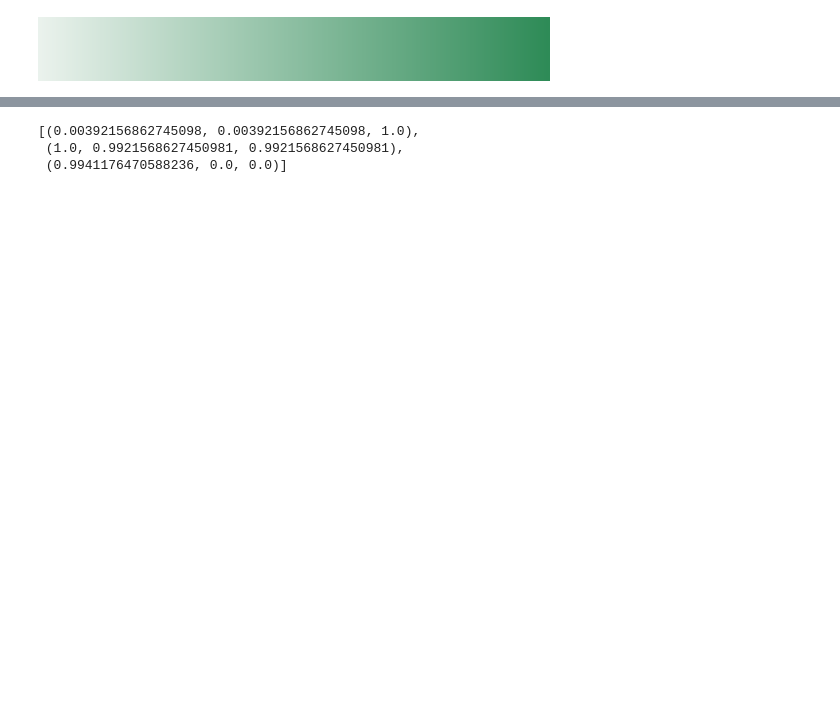
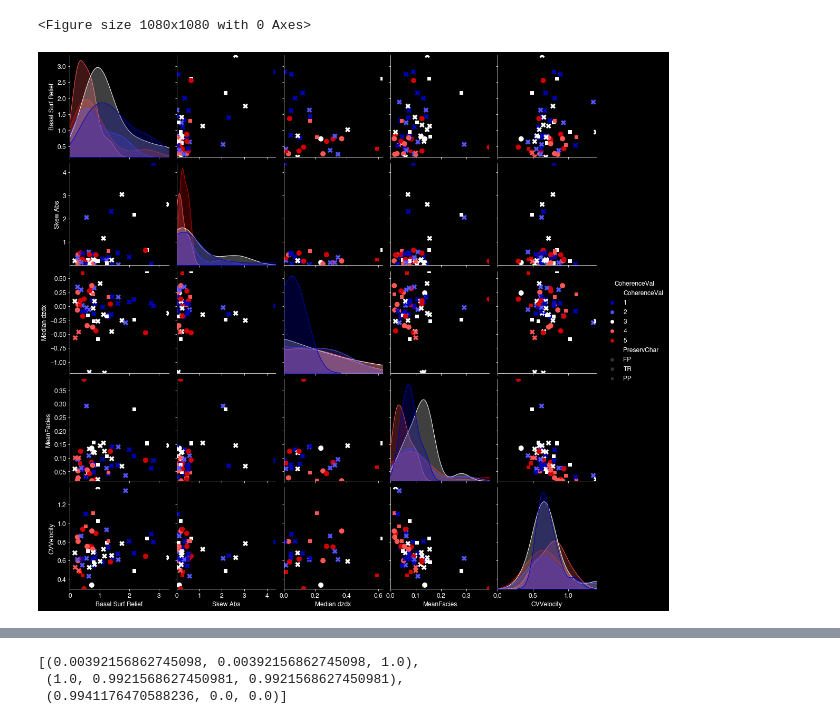
Before and after one commit to salpheus/BarCode, a Jupyter notebook: CrossPlots_May2022.ipynb, the cells around one changed output, grey strips where cells are left out. Cells and saved outputs as stored; diff of their text form; code cells hidden in the pictures; blank space fills up the shorter version.

```diff
--- a/CrossPlots_May2022.ipynb
+++ b/CrossPlots_May2022.ipynb
@@ -46,0 +48,8 @@ plt.hist(allbars['BSR Binned'])
+# %%
+## recalc facies
+d50 = 0.00031
+# chezy_rough = 18*(np.log10(4*allbars['MedFlowDepth']/d50)) #i think this is log10, else they would've put ln no?
+
+med_mmp =(1000*(allbars['MedVelocity']**2))/(1650*((18*(np.log10(4*allbars['MedFlowDepth']/d50)))**2)*d50)##### modified mobility parameter
+allbars['MeanFacies'] =(1000*(allbars['MeanVelocity']**2))/(1650*((18*(np.log10(4*allbars['MeanFlowDepth']/d50)))**2)*d50)##### modified mobility parameter
+allbars['MedFacies'] =(1000*(allbars['MedVelocity']**2))/(1650*((18*(np.log10(4*allbars['MedFlowDepth']/d50)))**2)*d50)##### modified mobility parameter
@@ -46,0 +82,18 @@ plt.hist(allbars['BSR Binned'])
+# %%
+plt.figure(figsize = (15, 15))
+with plt.style.context('dark_background'):
+    pplot = sns.pairplot(allbars,
+                         plot_kws=dict(marker="o", linewidth=0.5, s = 100, edgecolor = 'w'),
+                         vars = ['Basal Surf Relief', 'Angle Skewness', 'Median dzdx'], hue = 'CoherenceVal', height = 3, aspect = 1, palette = sns.mpl_palette('seismic', 5))
+    snsvars = ['Basal Surf Relief', 'Angle Skewness', 'Median dzdx']
+    for i, v in enumerate(snsvars):
+        pplot.axes[-1, i].set(xlim=(allbars[v].min(), allbars[v].max()))
+
+    for i, v in enumerate(snsvars):
+        pplot.axes[i, 0].set(ylim=(allbars[v].min(), allbars[v].max()))
+
+# pplot.set(xlim=(0, None))
+
+# pplot.set(xlim=(0, None))
+# pplot.axes[-1, 0].set(xlim=(0, 600))
+# plt.savefig(f'{savefilesto}/pairplot-cbbsr-bin.png', dpi = 200)
@@ -47,4 +103,21 @@ plt.hist(allbars['BSR Binned'])
 # %%
-sns.light_palette("seagreen", as_cmap=True)
+plt.figure(figsize = (15, 15))
+with plt.style.context('dark_background'):
+    pplot = sns.pairplot(allbars,
+                         plot_kws=dict(style = allbars['PreservChar'], linewidth=0, s = 100, edgecolor = 'w'),
+                         vars = ['Basal Surf Relief', 'Skew Abs', 'Median dzdx', 'MeanFacies', 'CVVelocity'], hue = 'CoherenceVal', height = 3, aspect = 1, palette = sns.mpl_palette('seismic', 5))
+    snsvars = ['Basal Surf Relief', 'Skew Abs', 'Median dzdx', 'MeanFacies', 'CVVelocity']
+    for i, v in enumerate(snsvars):
+        pplot.axes[-1, i].set(xlim=(0, allbars[v].max()))
+
+    for i, v in enumerate(snsvars):
+        pplot.axes[i, 0].set(ylim=(allbars[v].min(), allbars[v].max()))
+
+    # pplot.map_lower(sns.kdeplot, levels=2, color="w")
+
+# pplot.set(xlim=(0, None))
+# pplot.axes[-1, 0].set(xlim=(0, 600))
+# plt.savefig(f'{savefilesto}/pairplot-cbbsr-bin.png', dpi = 200)
 # %% [output]
+<Figure size 1080x1080 with 0 Axes>
-[figure, old version]
+[figure, new version]
```
Also changed, not shown: parts of 10 cells of this notebook, 1 other file.
